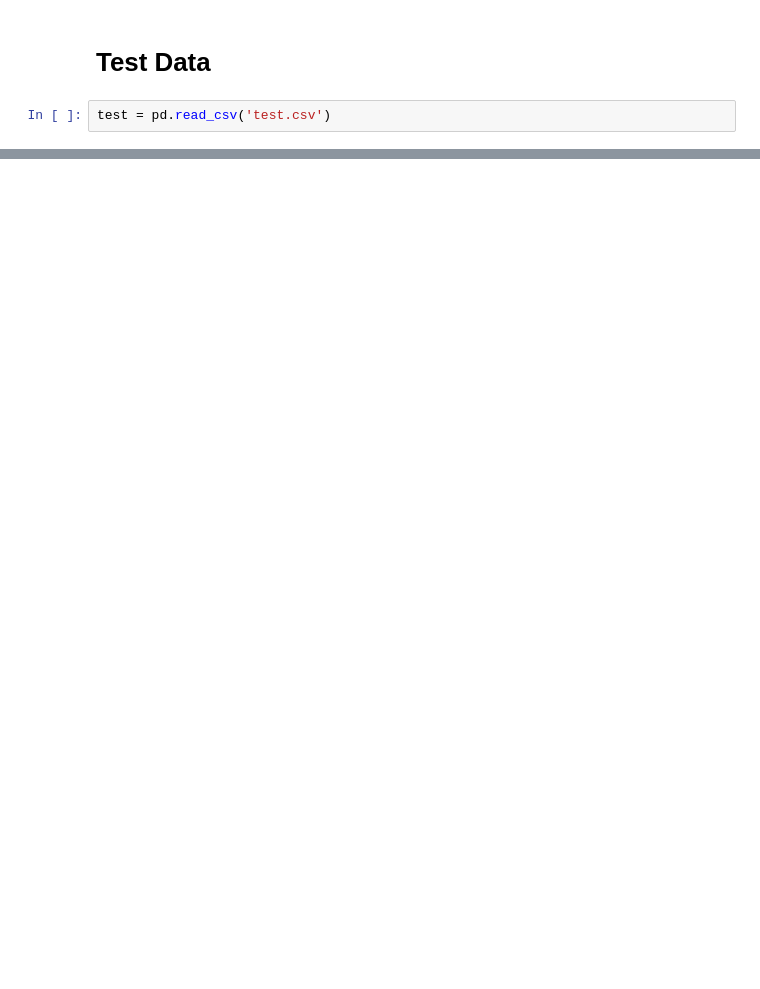
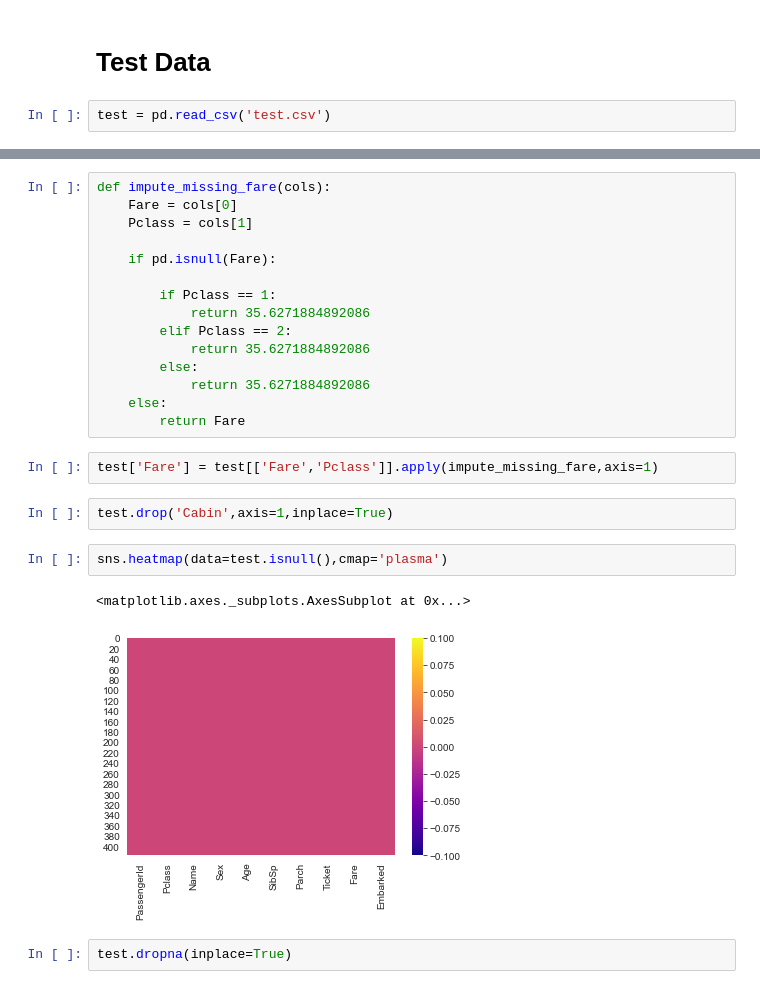
Before and after one commit to AmeyaChavre/py-ds-ml, a Jupyter notebook: Kaggle/Titanic Dataset/Titanic Dataset .ipynb, the cells around one changed output, grey strips where cells are left out. Cells and saved outputs as stored; diff of their text form; blank space fills up the shorter version.

```diff
--- a/Kaggle/Titanic Dataset/Titanic Dataset .ipynb
+++ b/Kaggle/Titanic Dataset/Titanic Dataset .ipynb
@@ -224,0 +279,26 @@ test = pd.read_csv('test.csv')
+# %%
+def impute_missing_fare(cols):
+    Fare = cols[0]
+    Pclass = cols[1]
+
+    if pd.isnull(Fare):
+
+        if Pclass == 1:
+            return 35.6271884892086
+        elif Pclass == 2:
+            return 35.6271884892086
+        else:
+            return 35.6271884892086
+    else:
+        return Fare
+# %%
+test['Fare'] = test[['Fare','Pclass']].apply(impute_missing_fare,axis=1)
+# %%
+test.drop('Cabin',axis=1,inplace=True)
+# %%
+sns.heatmap(data=test.isnull(),cmap='plasma')
+# %% [output]
+<matplotlib.axes._subplots.AxesSubplot at 0x...>
+[figure, added]
+# %%
+test.dropna(inplace=True)
```
Also changed, not shown: parts of 32 cells of this notebook, 2 other files.
